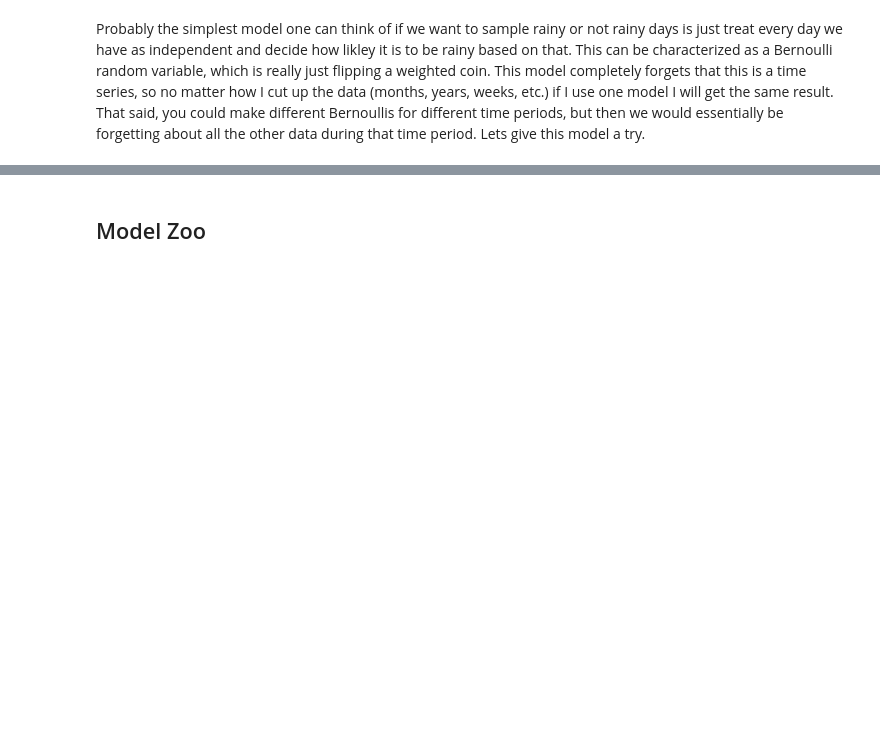
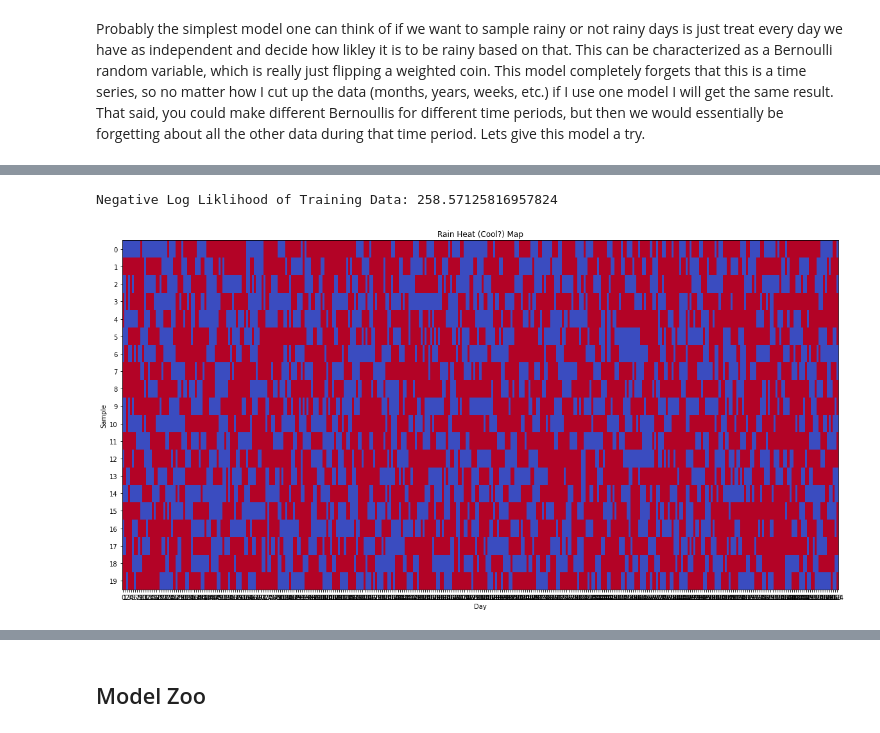
Before and after one commit to AlanJohnM/Modelling-Raincouver, a Jupyter notebook: Raincouver.ipynb, the cells around one changed output, grey strips where cells are left out. Saved outputs shown, nothing was run; the diff lists cells and outputs as text; code cells hidden in the pictures; blank space fills up the shorter version.

```diff
--- a/Raincouver.ipynb
+++ b/Raincouver.ipynb
@@ -377,0 +380,7 @@ rainMap(XYears)
+# %%
+RainChain = MarkovChain(XYears)
+MCSamples = RainChain.sample(365,20)
+rainMap(MCSamples)
+# %% [output]
+Negative Log Liklihood of Training Data: 258.57125816957824
+[figure, added]
```
Also changed, not shown: parts of 21 cells of this notebook, 2 other files.
